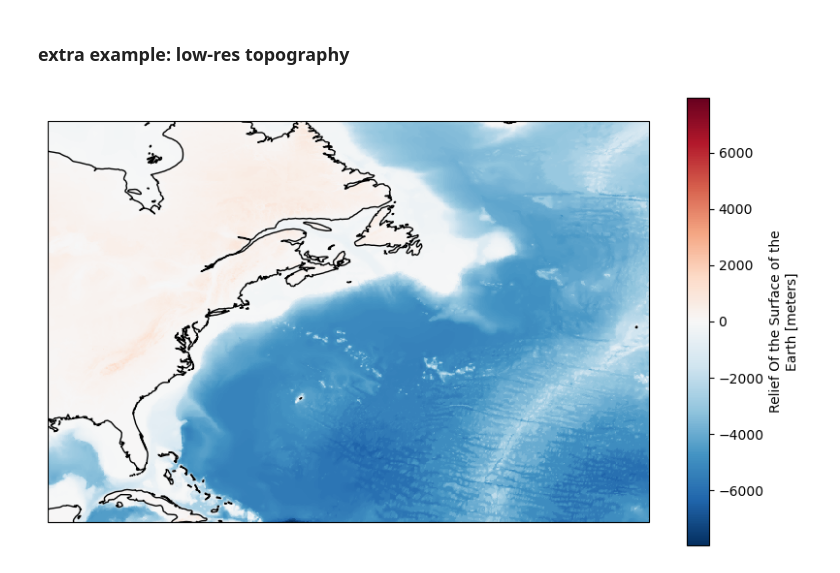
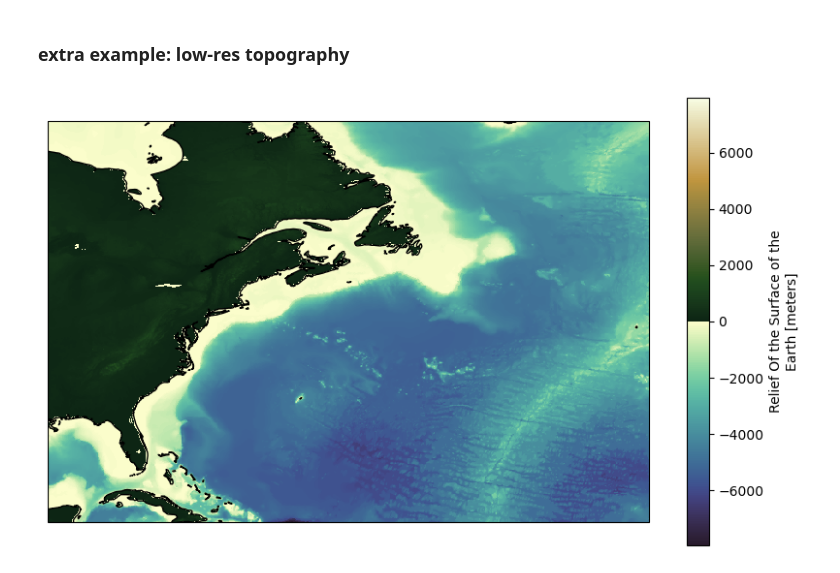
Before and after one commit to voto-ocean-knowledge/goos-erddap-demo, a Jupyter notebook: 02_gridded_data.ipynb, the cells around one changed output. Drawn from its saved outputs; the diff is of its cells as text; code cells hidden in the pictures.

```diff
--- a/02_gridded_data.ipynb
+++ b/02_gridded_data.ipynb
@@ -110,7 +179,7 @@ pacioos.constraints = {
 topo = pacioos.to_xarray()
 # %%
 fig, ax = plt.subplots(subplot_kw={"projection": ccrs.PlateCarree()}, figsize=(10, 6))
-topo["ROSE"].plot(ax=ax)
+topo["ROSE"].plot(ax=ax, cmap=cmo.topo)
 ax.coastlines();
 # %% [output]
-[figure, old version]
+[figure, new version]
```
Also changed, not shown: parts of 15 cells of this notebook, 1 other file.
